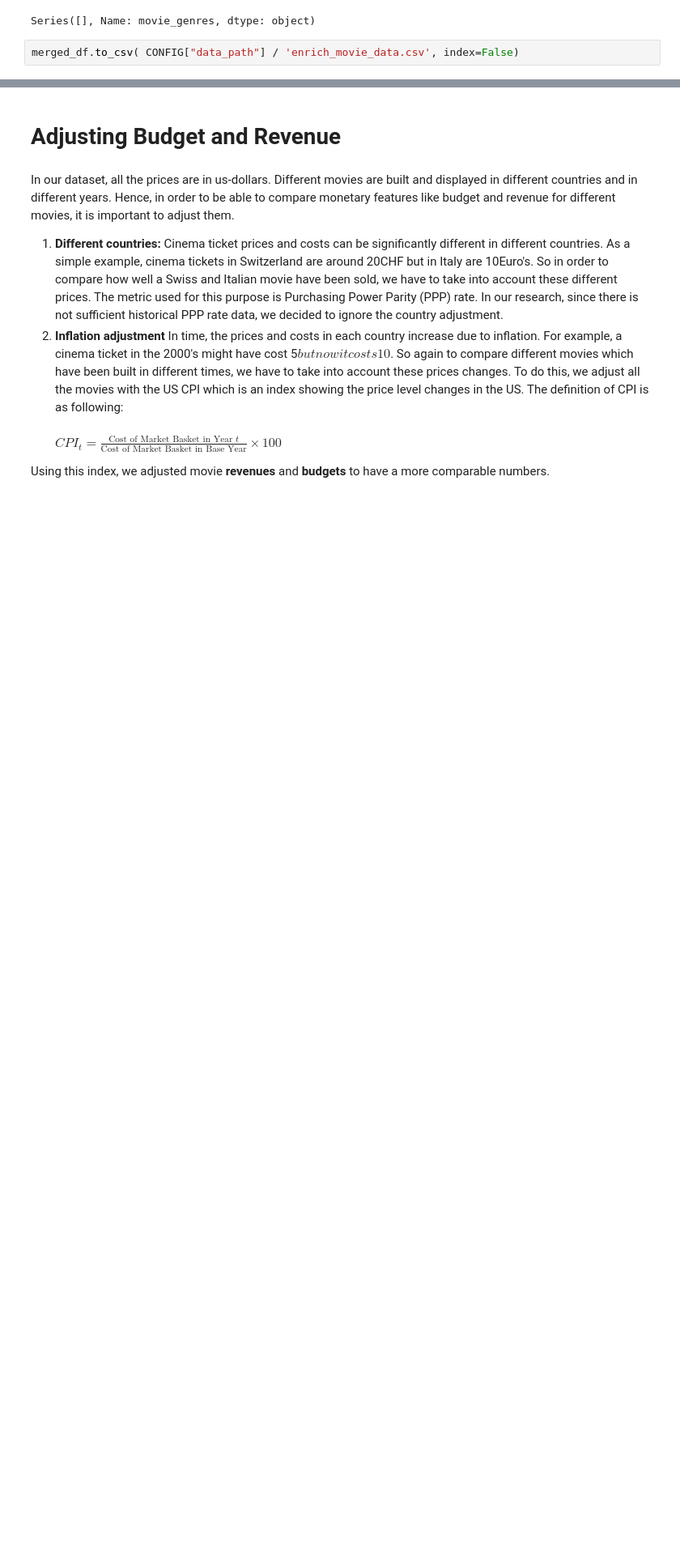
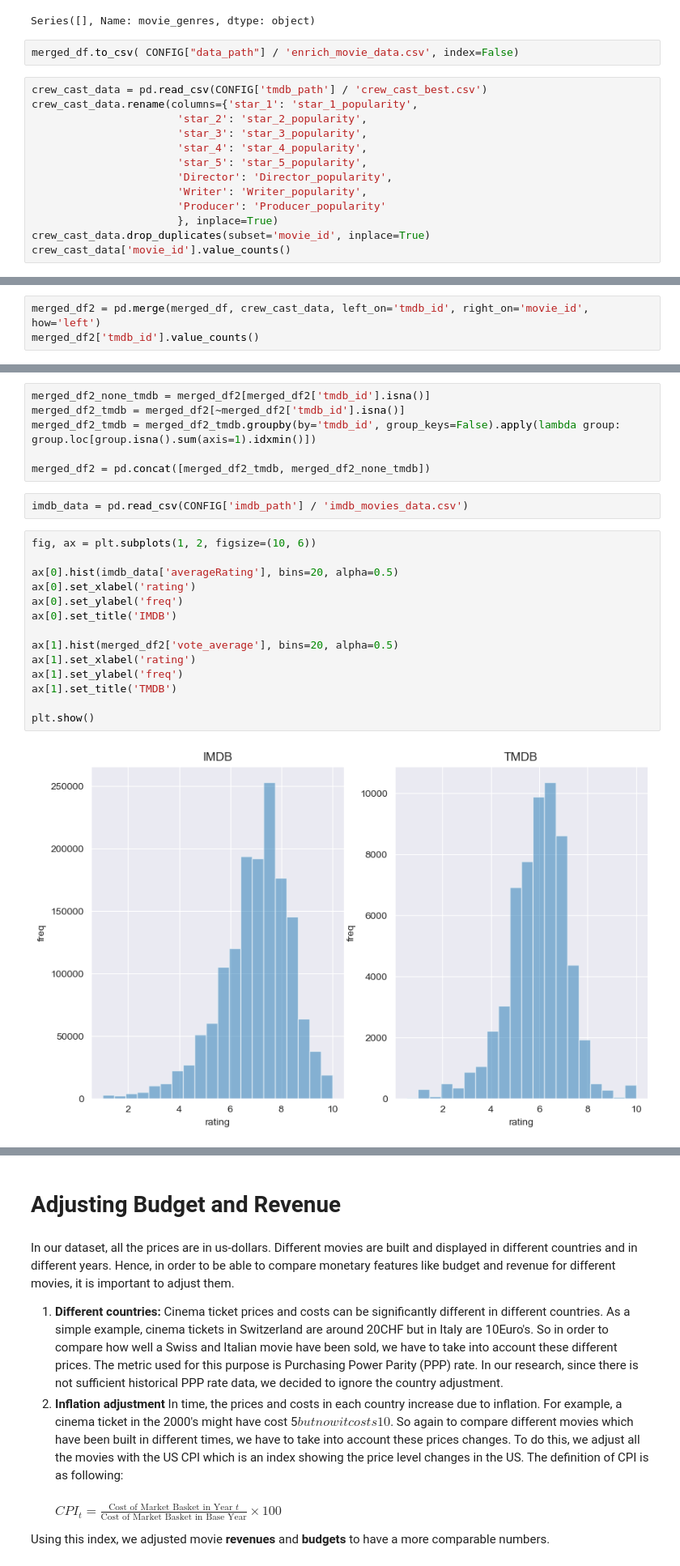
Before and after one commit to epfl-ada/ada-2024-project-madayam, a Jupyter notebook: result_eda.ipynb, the cells around one changed output, grey strips where cells are left out. Shown at 81% size. Saved outputs shown, nothing was run; the diff lists cells and outputs as text; blank space fills up the shorter version.

Commit message:
enrich data with sent, crew, and imdb

```diff
--- a/result_eda.ipynb
+++ b/result_eda.ipynb
@@ -162,3 +162,16 @@ check[check == "Short Film"]
 Series([], Name: movie_genres, dtype: object)
 # %%
 merged_df.to_csv( CONFIG["data_path"] / 'enrich_movie_data.csv', index=False)
+# %%
+crew_cast_data = pd.read_csv(CONFIG['tmdb_path'] / 'crew_cast_best.csv')
+crew_cast_data.rename(columns={'star_1': 'star_1_popularity',
+                       'star_2': 'star_2_popularity',
+                       'star_3': 'star_3_popularity',
+                       'star_4': 'star_4_popularity',
+                       'star_5': 'star_5_popularity',
+                       'Director': 'Director_popularity',
+                       'Writer': 'Writer_popularity',
+                       'Producer': 'Producer_popularity'
+                       }, inplace=True)
+crew_cast_data.drop_duplicates(subset='movie_id', inplace=True)
+crew_cast_data['movie_id'].value_counts()
@@ -164,0 +192,3 @@ merged_df.to_csv( CONFIG["data_path"] / 'enrich_movie_data.csv', index=False)
+# %%
+merged_df2 = pd.merge(merged_df, crew_cast_data, left_on='tmdb_id', right_on='movie_id',  how='left')
+merged_df2['tmdb_id'].value_counts()
@@ -164,0 +209,24 @@ merged_df.to_csv( CONFIG["data_path"] / 'enrich_movie_data.csv', index=False)
+# %%
+merged_df2_none_tmdb = merged_df2[merged_df2['tmdb_id'].isna()]
+merged_df2_tmdb = merged_df2[~merged_df2['tmdb_id'].isna()]
+merged_df2_tmdb = merged_df2_tmdb.groupby(by='tmdb_id', group_keys=False).apply(lambda group: group.loc[group.isna().sum(axis=1).idxmin()])
+
+merged_df2 = pd.concat([merged_df2_tmdb, merged_df2_none_tmdb])
+# %%
+imdb_data = pd.read_csv(CONFIG['imdb_path'] / 'imdb_movies_data.csv')
+# %%
+fig, ax = plt.subplots(1, 2, figsize=(10, 6))
+
+ax[0].hist(imdb_data['averageRating'], bins=20, alpha=0.5)
+ax[0].set_xlabel('rating')
+ax[0].set_ylabel('freq')
+ax[0].set_title('IMDB')
+
+ax[1].hist(merged_df2['vote_average'], bins=20, alpha=0.5)
+ax[1].set_xlabel('rating')
+ax[1].set_ylabel('freq')
+ax[1].set_title('TMDB')
+
+plt.show()
+# %% [output]
+[figure, added]
```
Also changed, not shown: parts of 22 cells of this notebook.
